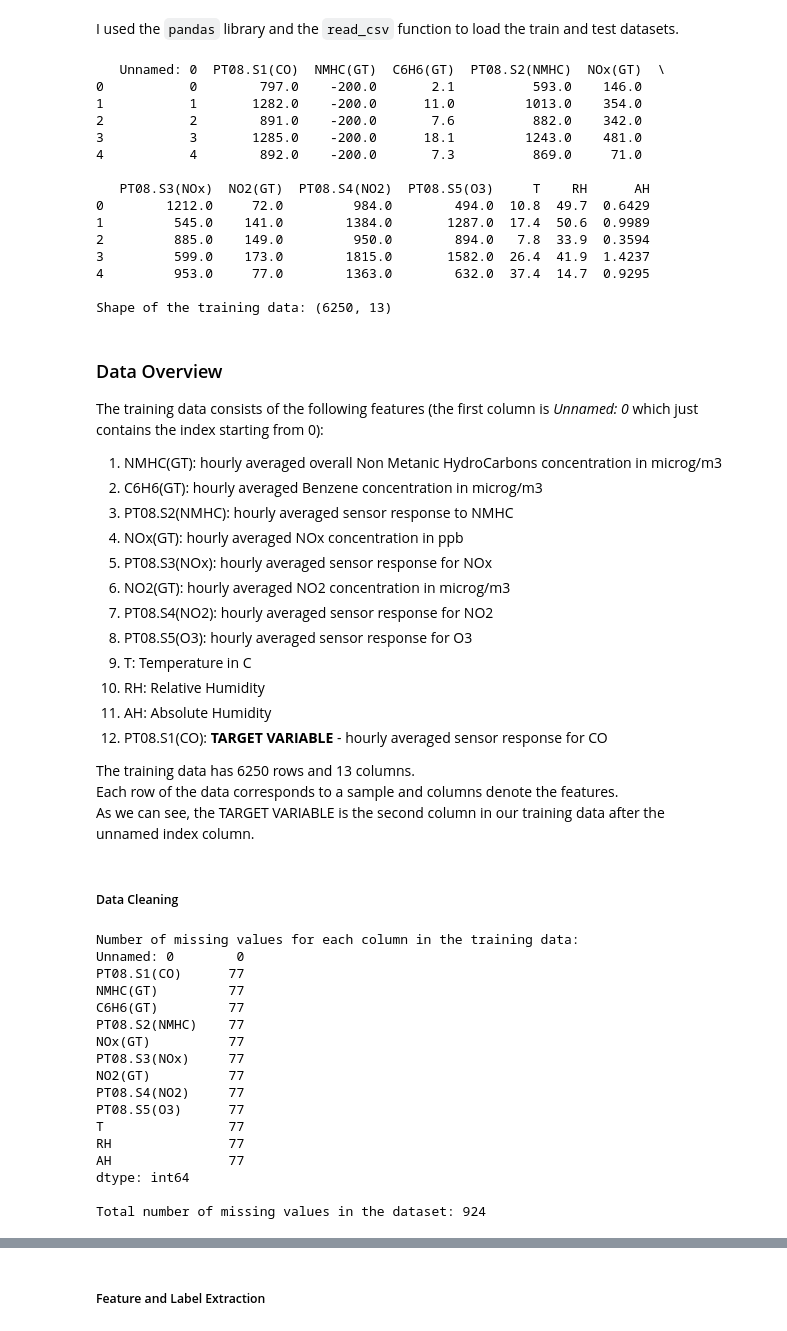
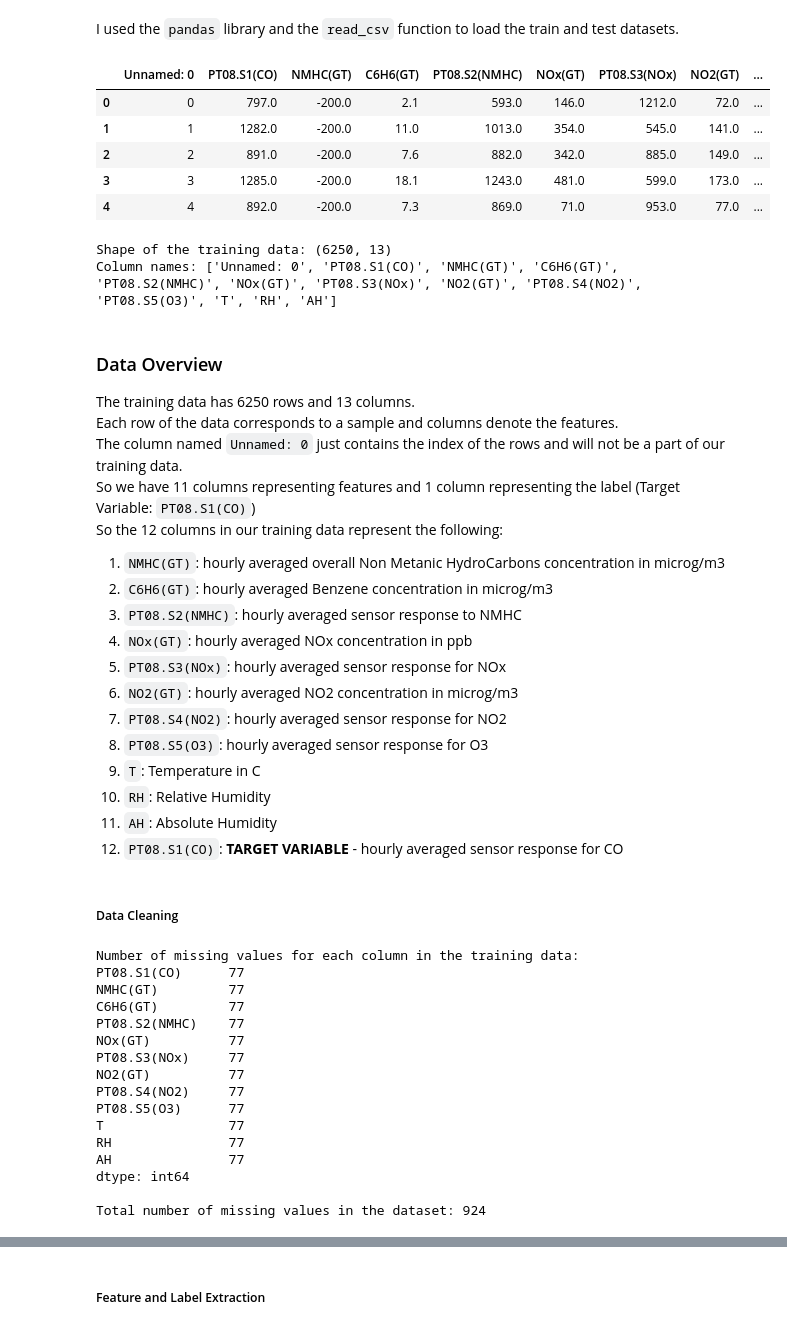
Before and after one commit to PS-41/Machine-Learning-Assignment1-Linear-Models, a Jupyter notebook: models/Prakhar_Suryavansh_HW1.ipynb, the cells around one changed output, grey strips where cells are left out. Drawn from its saved outputs; the diff is of its cells as text; code cells hidden in the pictures.

```diff
--- a/models/Prakhar_Suryavansh_HW1.ipynb
+++ b/models/Prakhar_Suryavansh_HW1.ipynb
@@ -35,50 +35,48 @@ data_train = pd.read_csv(data_train_path)
 data_test = pd.read_csv(data_test_path)
 # %% [markdown]
 I used the `pandas` library and the `read_csv` function to load the train and test datasets.
+# %%
+# Display the first 5 rows
+data_train.head()
+# %% [output]
+|  | Unnamed: 0 | PT08.S1(CO) | NMHC(GT) | C6H6(GT) | PT08.S2(NMHC) | NOx(GT) | PT08.S3(NOx) | NO2(GT) | ... |
+| 0 | 0 | 797.0 | -200.0 | 2.1 | 593.0 | 146.0 | 1212.0 | 72.0 | ... |
+| 1 | 1 | 1282.0 | -200.0 | 11.0 | 1013.0 | 354.0 | 545.0 | 141.0 | ... |
+| 2 | 2 | 891.0 | -200.0 | 7.6 | 882.0 | 342.0 | 885.0 | 149.0 | ... |
+| 3 | 3 | 1285.0 | -200.0 | 18.1 | 1243.0 | 481.0 | 599.0 | 173.0 | ... |
+| 4 | 4 | 892.0 | -200.0 | 7.3 | 869.0 | 71.0 | 953.0 | 77.0 | ... |
 # %%
-# Display the first 5 rows
-print(data_train.head())
-
 # Print the shape of the training dataframe
 print(f"\nShape of the training data: {data_train.shape}")
+print(f"Column names: {data_train.columns.to_list()}")
 # %% [output]
-   Unnamed: 0  PT08.S1(CO)  NMHC(GT)  C6H6(GT)  PT08.S2(NMHC)  NOx(GT)  \
-0           0        797.0    -200.0       2.1          593.0    146.0
-1           1       1282.0    -200.0      11.0         1013.0    354.0
-2           2        891.0    -200.0       7.6          882.0    342.0
-3           3       1285.0    -200.0      18.1         1243.0    481.0
-4           4        892.0    -200.0       7.3          869.0     71.0
-
-   PT08.S3(NOx)  NO2(GT)  PT08.S4(NO2)  PT08.S5(O3)     T    RH      AH
-0        1212.0     72.0         984.0        494.0  10.8  49.7  0.6429
-1         545.0    141.0        1384.0       1287.0  17.4  50.6  0.9989
-2         885.0    149.0         950.0        894.0   7.8  33.9  0.3594
-3         599.0    173.0        1815.0       1582.0  26.4  41.9  1.4237
-4         953.0     77.0        1363.0        632.0  37.4  14.7  0.9295
-
 Shape of the training data: (6250, 13)
+Column names: ['Unnamed: 0', 'PT08.S1(CO)', 'NMHC(GT)', 'C6H6(GT)', 'PT08.S2(NMHC)', 'NOx(GT)', 'PT08.S3(NOx)', 'NO2(GT)', 'PT08.S4(NO2)', 'PT08.S5(O3)', 'T', 'RH', 'AH']
 # %% [markdown]
 ### Data Overview
-The training data consists of the following features (the first column is *Unnamed: 0* which just contains the index starting from 0):
-1. NMHC(GT): hourly averaged overall Non Metanic HydroCarbons concentration in microg/m3
-2. C6H6(GT): hourly averaged Benzene concentration in microg/m3
-3. PT08.S2(NMHC): hourly averaged sensor response to NMHC
-4. NOx(GT): hourly averaged NOx concentration in ppb
-5. PT08.S3(NOx): hourly averaged sensor response for NOx
-6. NO2(GT): hourly averaged NO2 concentration in microg/m3
-7. PT08.S4(NO2): hourly averaged sensor response for NO2
-8. PT08.S5(O3): hourly averaged sensor response for O3
-9. T: Temperature in C
-10. RH: Relative Humidity
-11. AH: Absolute Humidity
-12. PT08.S1(CO): **TARGET VARIABLE** - hourly averaged sensor response for CO
-
 The training data has 6250 rows and 13 columns.
 Each row of the data corresponds to a sample and columns denote the features.
-As we can see, the TARGET VARIABLE is the second column in our training data after the unnamed index column.
+The column named `Unnamed: 0` just contains the index of the rows and will not be a part of our training data.
+So we have 11 columns representing features and 1 column representing the label (Target Variable: `PT08.S1(CO)`)
+So the 12 columns in our training data represent the following:
+1. `NMHC(GT)`: hourly averaged overall Non Metanic HydroCarbons concentration in microg/m3
+2. `C6H6(GT)`: hourly averaged Benzene concentration in microg/m3
+3. `PT08.S2(NMHC)`: hourly averaged sensor response to NMHC
+4. `NOx(GT)`: hourly averaged NOx concentration in ppb
+5. `PT08.S3(NOx)`: hourly averaged sensor response for NOx
+6. `NO2(GT)`: hourly averaged NO2 concentration in microg/m3
+7. `PT08.S4(NO2)`: hourly averaged sensor response for NO2
+8. `PT08.S5(O3)`: hourly averaged sensor response for O3
+9. `T`: Temperature in C
+10. `RH`: Relative Humidity
+11. `AH`: Absolute Humidity
+12. `PT08.S1(CO)`: **TARGET VARIABLE** - hourly averaged sensor response for CO
 # %% [markdown]
 ##### Data Cleaning
 # %%
+# Drop the 'Unnamed: 0' index column
+data_train.drop(columns=['Unnamed: 0'], inplace=True)
+
 # Check for missing values
 missing_values = data_train.isnull().sum()
 print("Number of missing values for each column in the training data:")
@@ -86,7 +84,6 @@ print(missing_values)
 print(f"\nTotal number of missing values in the dataset: {missing_values.sum()}")
 # %% [output]
 Number of missing values for each column in the training data:
-Unnamed: 0        0
 PT08.S1(CO)      77
 NMHC(GT)         77
 C6H6(GT)         77
```
Also changed, not shown: parts of 29 cells of this notebook.
